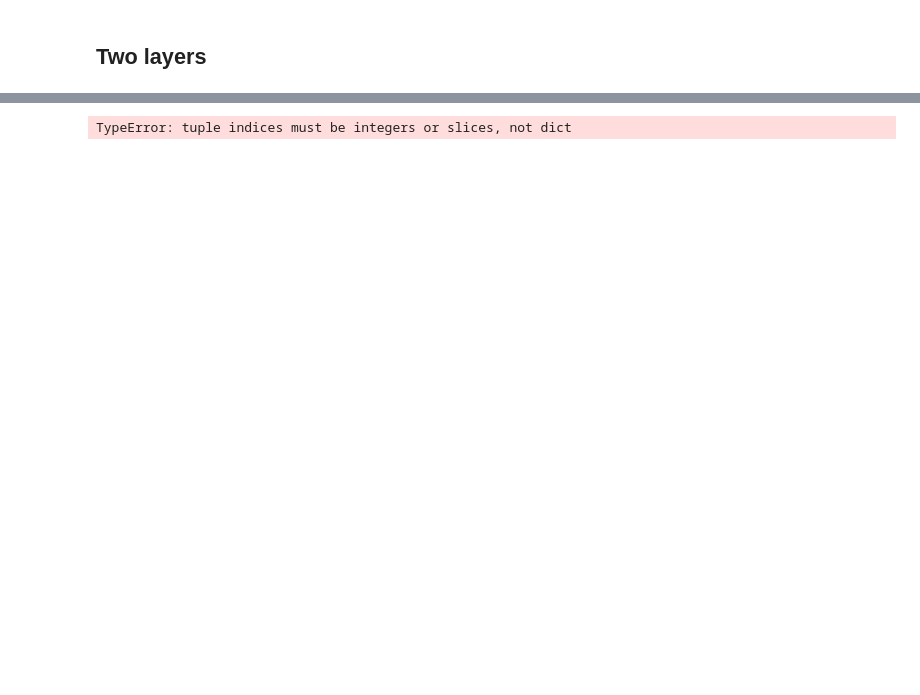
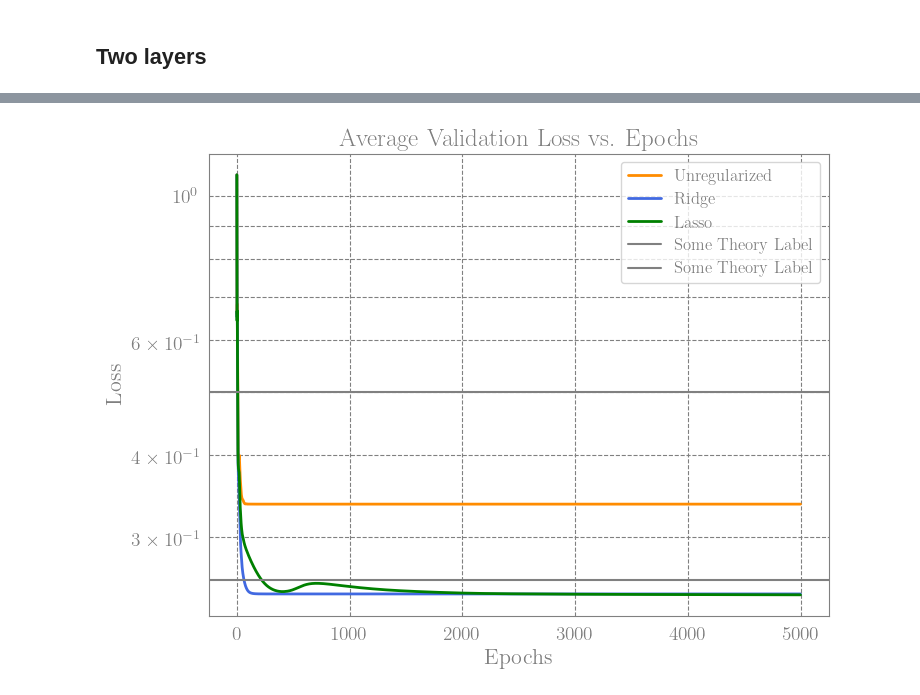
Before and after one commit to Nadav-out/Blog_related, a Jupyter notebook: Generalization_toys_II.ipynb, the cells around one changed output, grey strips where cells are left out. Saved outputs shown, nothing was run; the diff lists cells and outputs as text; code cells hidden in the pictures; blank space fills up the shorter version.

```diff
--- a/Generalization_toys_II.ipynb
+++ b/Generalization_toys_II.ipynb
@@ -295,3 +303,14 @@ plt.show()
 # %% [markdown]
 ## Two layers
+# %%
+class StudentModel(nn.Module):
+    def __init__(self, D, v):
+        super(StudentModel, self).__init__()
+
+        # Xavier/Glorot Initialization
+        self.M = nn.Parameter(torch.randn(D, v) * np.sqrt(1. / D))
+        self.V = nn.Parameter(torch.randn(v) * np.sqrt(1. / v))
+
+    def forward(self, X):
+        return  (self.M @ self.V)
 # %%
@@ -380,2 +384,2 @@ def train_model(num_runs=100, epochs=500, lr_L1=0.4, l1_lambda=0.0005):
 # %%
-loss_histories=train_model(num_runs=1, epochs=500, lr_L1=0.4, l1_lambda=0.0005)
+loss_histories,S_L1,S_WD=train_model(num_runs=3, epochs=10000, lr_L1=0.055, l1_lambda=0.00035,lr_L2=0.05,WD=0.04)
@@ -402,4 +386,47 @@ loss_histories
-# %%
-avg_loss_histories = {method: np.mean(loss_histories[method], axis=0) for method in loss_histories}
-# %% [output]
-TypeError: tuple indices must be integers or slices, not dict
+# %%
+colors = {
+    "no_WD": "darkorange",
+    "WD": "royalblue",
+    "SGD_L1": "green"
+}
+
+linestyles = {
+    "no_WD": "-",
+    "WD": "-",
+    "SGD_L1": "-"
+}
+
+labels = {
+    "no_WD": r"Unregularized",
+    "WD": r"Ridge",
+    "SGD_L1": r"Lasso"
+}
+
+
+order = ["no_WD", "WD", "SGD_L1"]
+
+
+# Average loss history
+avg_loss_histories = {method: np.mean(loss_histories[method], axis=0) for method in loss_histories}
+
+plt.figure(figsize=(8, 6))
+
+for method in order:
+    plt.semilogy(avg_loss_histories[method], label=labels[method], color=colors[method], linestyle=linestyles[method], linewidth=2)
+
+
+plt.axhline(1.03*0.5/2, color=text_and_line_color, ls='-', label=r"Some Theory Label")
+plt.axhline(0.5, color=text_and_line_color, ls='-', label=r"Some Theory Label")
+
+plt.title(r'Average Validation Loss vs. Epochs')
+plt.xlabel(r'Epochs')
+plt.ylabel(r'Loss')
+# plt.xlim(-10, 150)
+# plt.ylim(1e-1,2)
+plt.legend(fontsize=12, loc='upper right')
+plt.grid(True, which="both", ls="--", c=text_and_line_color)
+
+
+plt.show()
+# %% [output]
+[figure, added]
```
Also changed, not shown: parts of 13 cells of this notebook.
